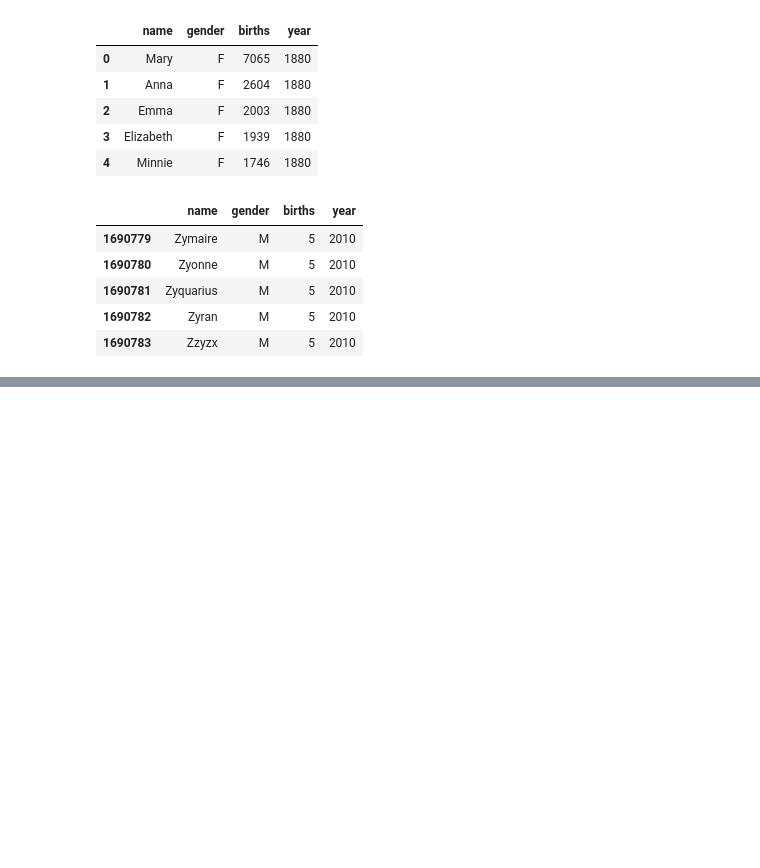
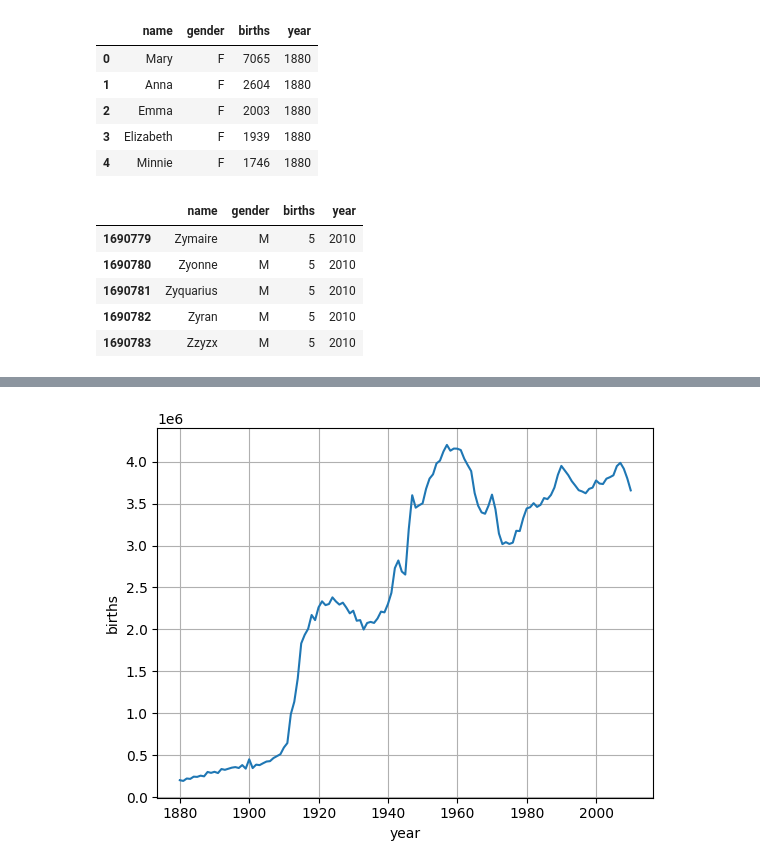
Before and after one commit to JakeOh/202504_itwill_oracle88, a Jupyter notebook: python22.ipynb, the cells around one changed output, grey strips where cells are left out. Drawn from its saved outputs; the diff is of its cells as text; code cells hidden in the pictures; blank space fills up the shorter version.

```diff
--- a/python22.ipynb
+++ b/python22.ipynb
@@ -159,0 +176,3 @@ yob_df.tail()
+# %%
+births_by_year = yob_df.groupby(by=['year']).births.sum()
+births_by_year
@@ -159,0 +195,6 @@ yob_df.tail()
+# %%
+sns.lineplot(x=births_by_year.index, y=births_by_year)
+plt.grid()
+plt.show()
+# %% [output]
+[figure, added]
```
Also changed, not shown: parts of 8 cells of this notebook.
